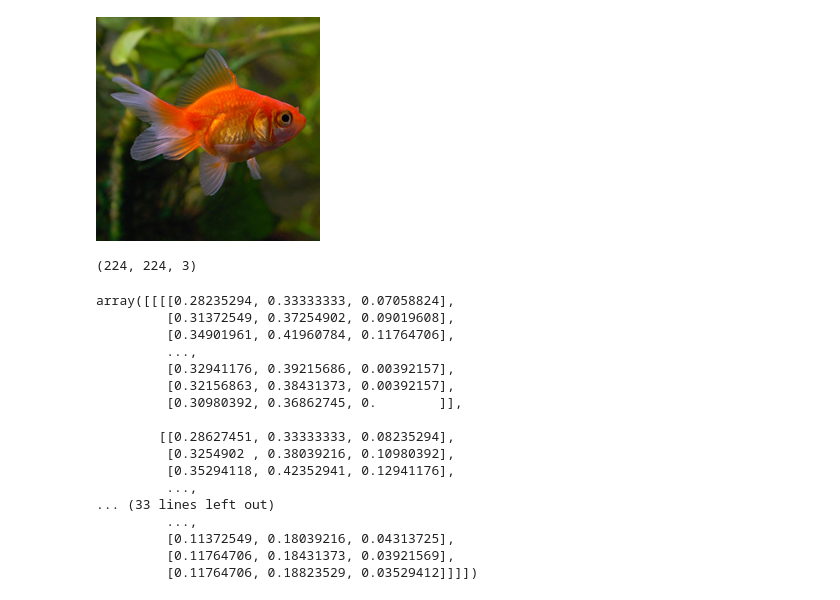
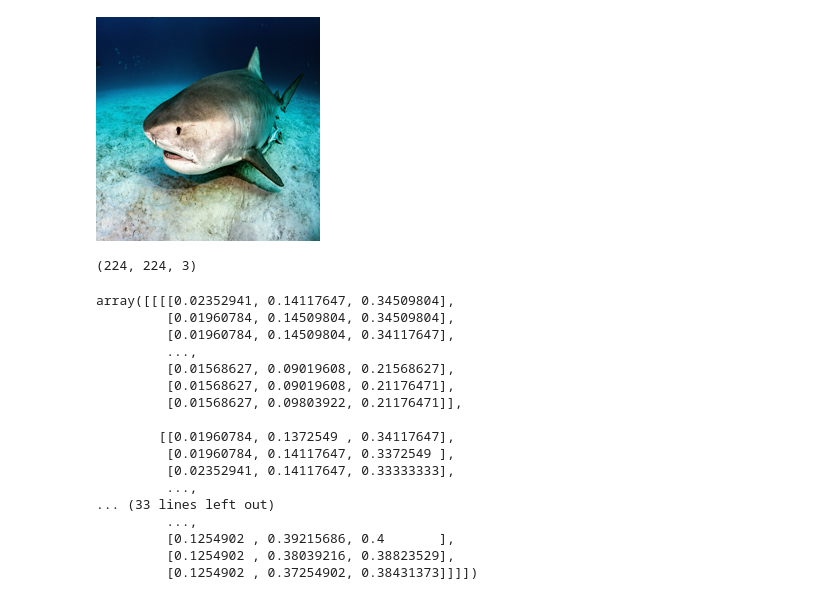
Before and after one commit to Priyanshu2410/Deep-learning, a Jupyter notebook: tut27.ipynb, the cells around one changed output. Cells and saved outputs as stored; diff of their text form; code cells hidden in the pictures.

```diff
--- a/tut27.ipynb
+++ b/tut27.ipynb
@@ -20,10 +20,10 @@ classifier = tf.keras.Sequential([
     hub.KerasLayer("https://tfhub.dev/google/tf2-preview/mobilenet_v2/classification/4", input_shape=IMAGE_SHAPE+(3,))
 ])
 # %%
-gold_fish = Image.open("goldfish.jpg").resize(IMAGE_SHAPE)
+gold_fish = Image.open("Tiger-sharks-scaled.jpg").resize(IMAGE_SHAPE)
 gold_fish
 # %% [output]
-[figure, old version]
+[figure, new version]
 # %%
 gold_fish = np.array(gold_fish)/255.0
 gold_fish.shape
@@ -32,23 +32,23 @@ gold_fish.shape
 # %%
 gold_fish[np.newaxis, ...]
 # %% [output]
-array([[[[0.28235294, 0.33333333, 0.07058824],
-         [0.31372549, 0.37254902, 0.09019608],
-         [0.34901961, 0.41960784, 0.11764706],
+array([[[[0.02352941, 0.14117647, 0.34509804],
+         [0.01960784, 0.14509804, 0.34509804],
+         [0.01960784, 0.14509804, 0.34117647],
          ...,
-         [0.32941176, 0.39215686, 0.00392157],
-         [0.32156863, 0.38431373, 0.00392157],
-         [0.30980392, 0.36862745, 0.        ]],
+         [0.01568627, 0.09019608, 0.21568627],
+         [0.01568627, 0.09019608, 0.21176471],
+         [0.01568627, 0.09803922, 0.21176471]],
 
-        [[0.28627451, 0.33333333, 0.08235294],
-         [0.3254902 , 0.38039216, 0.10980392],
-         [0.35294118, 0.42352941, 0.12941176],
+        [[0.01960784, 0.1372549 , 0.34117647],
+         [0.01960784, 0.14117647, 0.3372549 ],
+         [0.02352941, 0.14117647, 0.33333333],
          ...,
 ... (33 lines left out)
          ...,
-         [0.11372549, 0.18039216, 0.04313725],
-         [0.11764706, 0.18431373, 0.03921569],
-         [0.11764706, 0.18823529, 0.03529412]]]])
+         [0.1254902 , 0.39215686, 0.4       ],
+         [0.1254902 , 0.38039216, 0.38823529],
+         [0.1254902 , 0.37254902, 0.38431373]]]])
 # %%
 result = classifier.predict(gold_fish[np.newaxis, ...])
 result.shape
```
Also changed, not shown: parts of 4 cells of this notebook, 2 other files.
